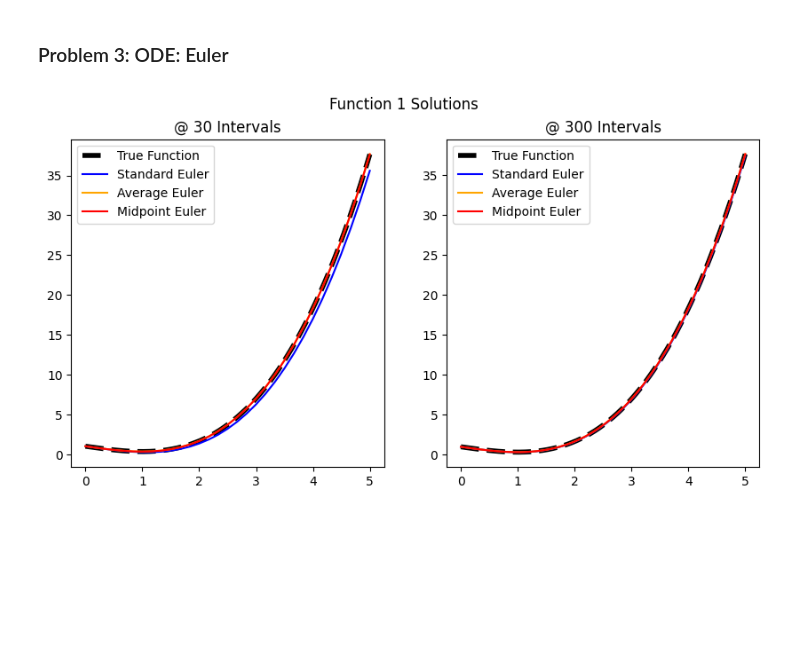
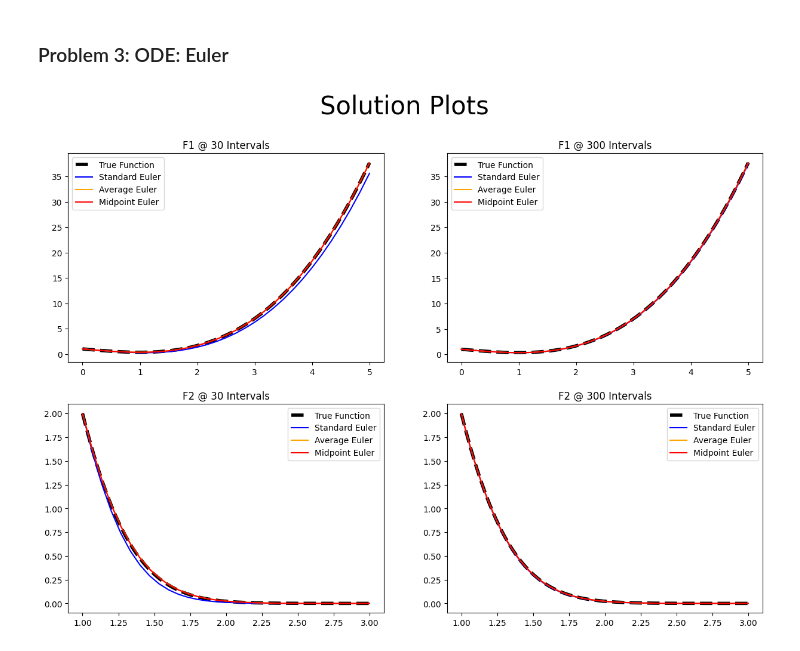
Before and after one commit to h-e-t/AERO222, a Jupyter notebook: HW5/TruebaHW5.ipynb, the cells around one changed output. Saved outputs shown, nothing was run; the diff lists cells and outputs as text; code cells hidden in the pictures; blank space fills up the shorter version.

```diff
--- a/HW5/TruebaHW5.ipynb
+++ b/HW5/TruebaHW5.ipynb
@@ -168,6 +168,13 @@ def midEuler(df, a, b, start, n):
 ODE1xlist = np.linspace(0,5,500)
 ODE1Real = ODE1(ODE1xlist, 0, True)
 
+
+SolFig, SolPlots = plt.subplots(2,2)
+plt.rc('figure', titlesize=30)
+SolFig.set_figwidth(15, True)
+SolFig.set_figheight(10, False)
+
+
 #
 ##### 30 Interval Solutions for Function 1 #####
 #
@@ -177,84 +184,65 @@ SODE1_30 = standardEuler(ODE1, 0, 5, 1, 30) # returns 2 lists (xvalues, yvalues)
 AODE1_30 = avgEuler(ODE1, 0, 5, 1, 30)
 MODE1_30 = midEuler(ODE1, 0, 5, 1, 30)
 
-func1, plots1 = plt.subplots(1,2)
+SolFig.suptitle('Solution Plots')
 
-func1.suptitle('Function 1 Solutions\n')
-func1.set_figwidth(10, True)
-
-plots1[0].plot(ODE1xlist, ODE1Real, label = 'True Function', linewidth = 4, linestyle = '--', c = 'k')
-plots1[0].plot(SODE1_30[0], SODE1_30[1], label = 'Standard Euler', c = 'b')
-plots1[0].plot(AODE1_30[0], AODE1_30[1], label = 'Average Euler', c = 'orange')
-plots1[0].plot(MODE1_30[0], MODE1_30[1], label = 'Midpoint Euler', c = 'red')
-plots1[0].set_title('@ 30 Intervals')
-plots1[0].legend()
-# func1.show()
-
+SolPlots[0][0].plot(ODE1xlist, ODE1Real, label = 'True Function', linewidth = 4, linestyle = '--', c = 'k')
+SolPlots[0][0].plot(SODE1_30[0], SODE1_30[1], label = 'Standard Euler', c = 'b')
+SolPlots[0][0].plot(AODE1_30[0], AODE1_30[1], label = 'Average Euler', c = 'orange')
+SolPlots[0][0].plot(MODE1_30[0], MODE1_30[1], label = 'Midpoint Euler', c = 'red')
+SolPlots[0][0].set_title('F1 @ 30 Intervals')
+SolPlots[0][0].legend()
 
 
 #
 ##### 300 Interval Solutions for Function 1 #####
 #
 
 
 # S = Standard ::: A = Average ::: M = Midpoint
 SODE1_300 = standardEuler(ODE1, 0, 5, 1, 300) # returns 2 lists (xvalues, yvalues)
 AODE1_300 = avgEuler(ODE1, 0, 5, 1, 300)
 MODE1_300 = midEuler(ODE1, 0, 5, 1, 300)
 
-plots1[1].plot(ODE1xlist, ODE1Real, label = 'True Function', linewidth = 4, linestyle = '--', c = 'k')
-plots1[1].plot(SODE1_300[0], SODE1_300[1], label = 'Standard Euler', c = 'b')
-plots1[1].plot(AODE1_300[0], AODE1_300[1], label = 'Average Euler', c = 'orange')
-plots1[1].plot(MODE1_300[0], MODE1_300[1], label = 'Midpoint Euler', c = 'red')
-plots1[1].set_title('@ 300 Intervals')
-plots1[1].legend()
-plt.show()
-
+SolPlots[0][1].plot(ODE1xlist, ODE1Real, label = 'True Function', linewidth = 4, linestyle = '--', c = 'k')
+SolPlots[0][1].plot(SODE1_300[0], SODE1_300[1], label = 'Standard Euler', c = 'b')
+SolPlots[0][1].plot(AODE1_300[0], AODE1_300[1], label = 'Average Euler', c = 'orange')
+SolPlots[0][1].plot(MODE1_300[0], MODE1_300[1], label = 'Midpoint Euler', c = 'red')
+SolPlots[0][1].set_title('F1 @ 300 Intervals')
+SolPlots[0][1].legend()
 
 ### FUNCTION 2 BEGINNING ###
 ODE2xlist = np.linspace(1,3,500)
 ODE2Real = ODE2(ODE2xlist, 0, True)
 
-func2, plots2 = plt.subplots(1,2)
 ##### 30 Interval Solutions for Function 2 #####
 
 
 SODE2_30 = standardEuler(ODE2, 1, 3, 2, 30) # returns 2 lists (xvalues, yvalues)
 AODE2_30 = avgEuler(ODE2, 1, 3, 2, 30)
 MODE2_30 = midEuler(ODE2, 1, 3, 2, 30)
 
-func2.suptitle('Function 2 Solutions')
-func2.set_figwidth(10, True)
+# func2.suptitle('Function 2 Solutions')
+# func2.set_figwidth(10, True)
 
-plots2[0].plot(ODE2xlist, ODE2Real, label = 'True Function', linewidth = 4, linestyle = '--', c = 'k')
-plots2[0].plot(SODE2_30[0], SODE2_30[1], label = 'Standard Euler', c = 'b')
-plots2[0].plot(AODE2_30[0], AODE2_30[1], label = 'Average Euler', c = 'orange')
-plots2[0].plot(MODE2_30[0], MODE2_30[1], label = 'Midpoint Euler', c = 'red')
-plots2[0].set_title('@ 30 Intervals')
-plots2[0].legend()
+SolPlots[1][0].plot(ODE2xlist, ODE2Real, label = 'True Function', linewidth = 4, linestyle = '--', c = 'k')
+SolPlots[1][0].plot(SODE2_30[0], SODE2_30[1], label = 'Standard Euler', c = 'b')
+SolPlots[1][0].plot(AODE2_30[0], AODE2_30[1], label = 'Average Euler', c = 'orange')
+SolPlots[1][0].plot(MODE2_30[0], MODE2_30[1], label = 'Midpoint Euler', c = 'red')
+SolPlots[1][0].set_title('F2 @ 30 Intervals')
+SolPlots[1][0].legend()
 
 ##### 300 Interval Solutions for Function 2 ####
 SODE2_300 = standardEuler(ODE2, 1, 3, 2, 300) # returns 2 lists (xvalues, yvalues)
 AODE2_300 = avgEuler(ODE2, 1, 3, 2, 300)
 MODE2_300 = midEuler(ODE2, 1, 3, 2, 300)
 
-plots2[1].plot(ODE2xlist, ODE2Real, label = 'True Function', linewidth = 4, linestyle = '--', c = 'k')
-plots2[1].plot(SODE2_300[0], SODE2_300[1], label = 'Standard Euler', c = 'b')
-plots2[1].plot(AODE2_300[0], AODE2_300[1], label = 'Average Euler', c = 'orange')
-plots2[1].plot(MODE2_300[0], MODE2_300[1], label = 'Midpoint Euler', c = 'red')
-plots2[1].set_title('@ 300 Intervals')
-plots2[1].legend()
+SolPlots[1][1].plot(ODE2xlist, ODE2Real, label = 'True Function', linewidth = 4, linestyle = '--', c = 'k')
+SolPlots[1][1].plot(SODE2_300[0], SODE2_300[1], label = 'Standard Euler', c = 'b')
+SolPlots[1][1].plot(AODE2_300[0], AODE2_300[1], label = 'Average Euler', c = 'orange')
+SolPlots[1][1].plot(MODE2_300[0], MODE2_300[1], label = 'Midpoint Euler', c = 'red')
+SolPlots[1][1].set_title('F2 @ 300 Intervals')
+SolPlots[1][1].legend()
 plt.show()
-
-
-### Equation 1 Errors ###
-##### AT WORK #####
-# ODE1EulerError = abs(ODE1_30iter[1] - ODE1(ODE1_30iter[0], 0, True))
-# plt.semilogy(ODE1_30iter[0], ODE1EulerError)
-
-# ODE1_300iter = standardEuler(ODE1, 0, 5, 1, 300)
-# plt.plot(ODE1_300iter[0], ODE1_300iter[1], label = 'Euler @ 300 Intervals', c = 'orange')
-
-# Plot All Solutions for 30 Intervals Separate from 300 Intervals (Same for Error)
 # %% [output]
-[figure, old version]
+[figure, new version]
```
Also changed, not shown: parts of 2 cells of this notebook.
